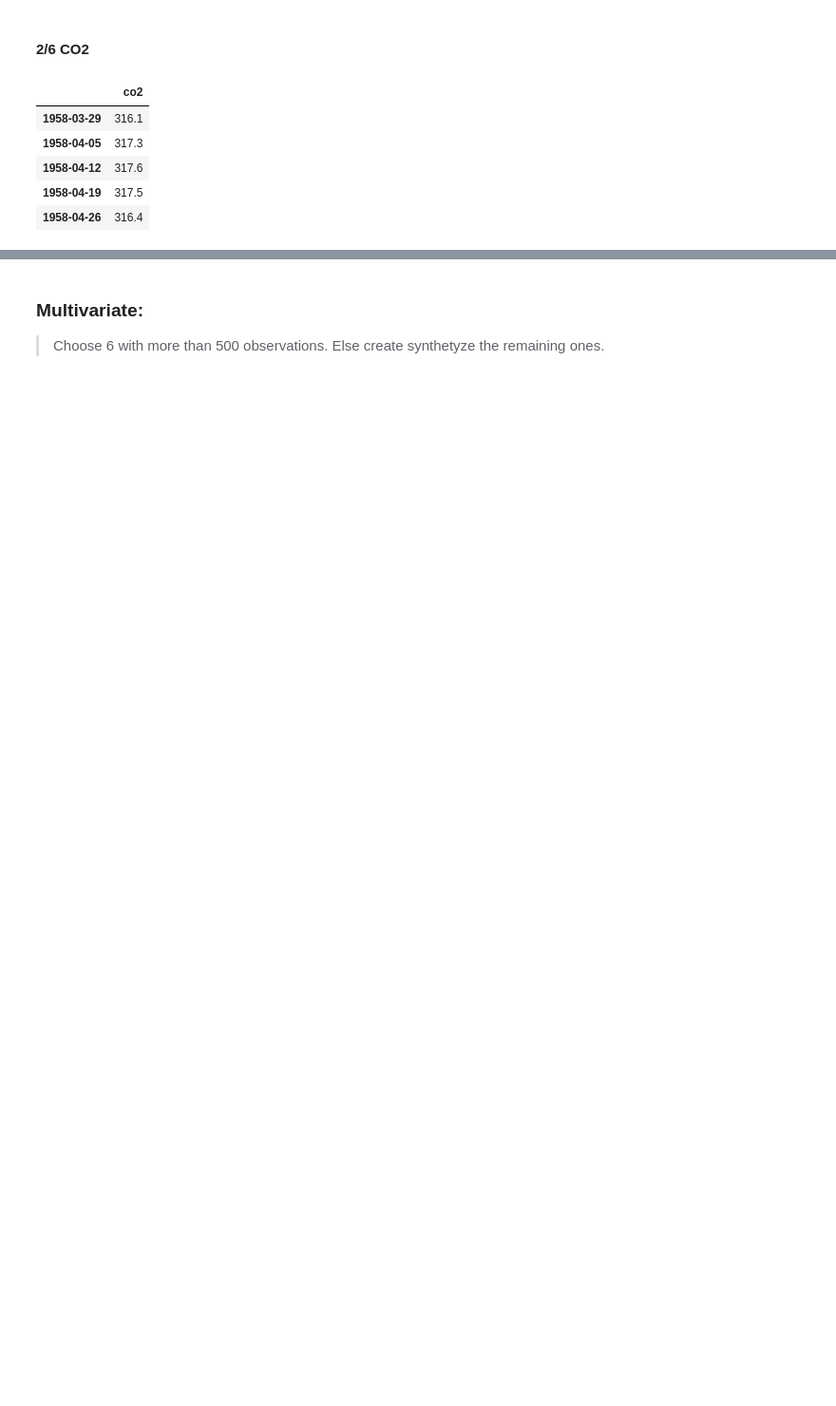
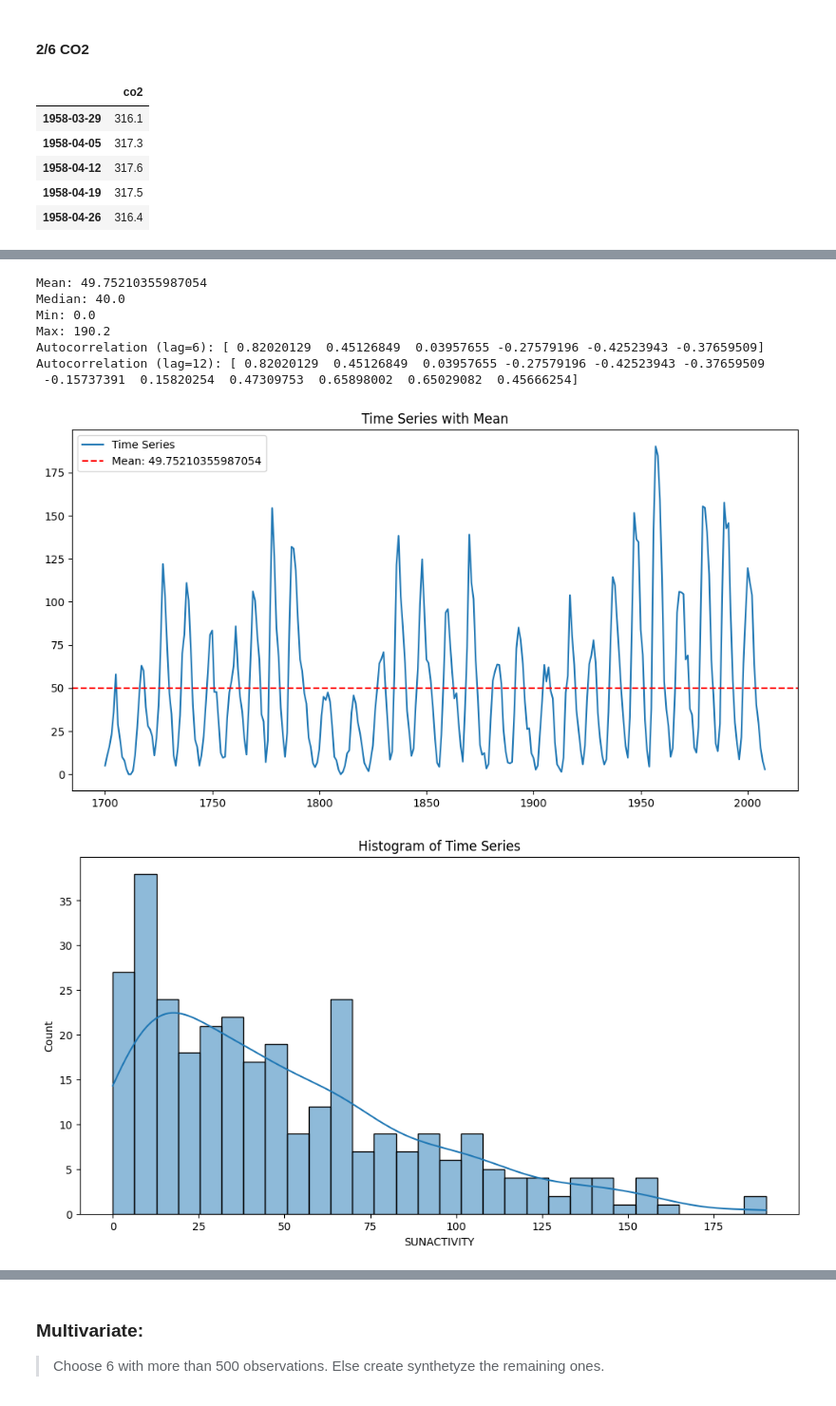
Before and after one commit to feed0/time-series, a Jupyter notebook: 3_statsmodels.ipynb, the cells around one changed output, grey strips where cells are left out. Shown: that part at 95% size. Cells and saved outputs as stored; diff of their text form; code cells hidden in the pictures; blank space fills up the shorter version.

```diff
--- a/3_statsmodels.ipynb
+++ b/3_statsmodels.ipynb
@@ -250,0 +383,4 @@ Autocorrelation (lag=12): [nan nan nan nan nan nan nan nan nan nan nan nan]
+# %%
+SUNSPOTS_DF = SUNSPOTS_DF.set_index('YEAR')
+# %%
+sunspots_ts = SUNSPOTS_DF['SUNACTIVITY']
@@ -250,0 +403,12 @@ Autocorrelation (lag=12): [nan nan nan nan nan nan nan nan nan nan nan nan]
+# %%
+summarize(sunspots_ts)
+# %% [output]
+Mean: 49.75210355987054
+Median: 40.0
+Min: 0.0
+Max: 190.2
+Autocorrelation (lag=6): [ 0.82020129  0.45126849  0.03957655 -0.27579196 -0.42523943 -0.37659509]
+Autocorrelation (lag=12): [ 0.82020129  0.45126849  0.03957655 -0.27579196 -0.42523943 -0.37659509
+ -0.15737391  0.15820254  0.47309753  0.65898002  0.65029082  0.45666254]
+[figure, added]
+[figure, added]
```
Also changed, not shown: parts of 42 cells of this notebook.
